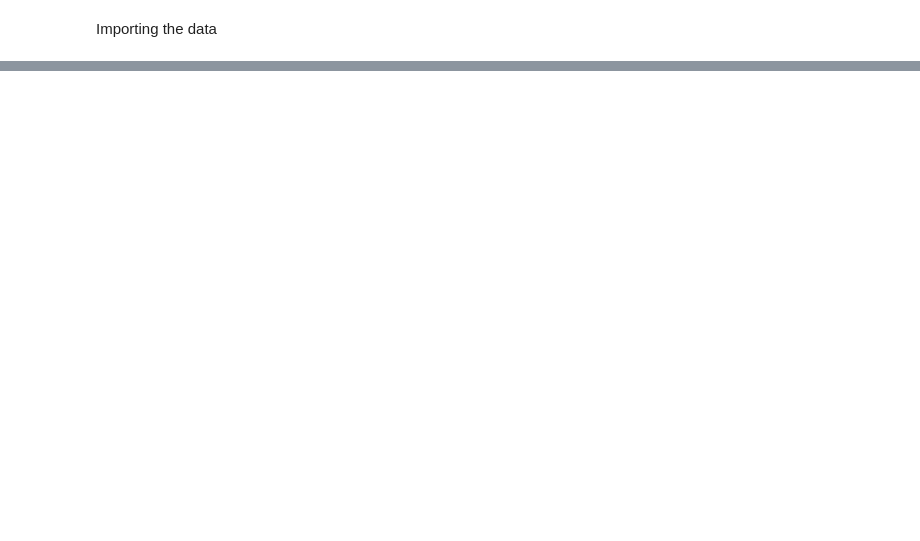
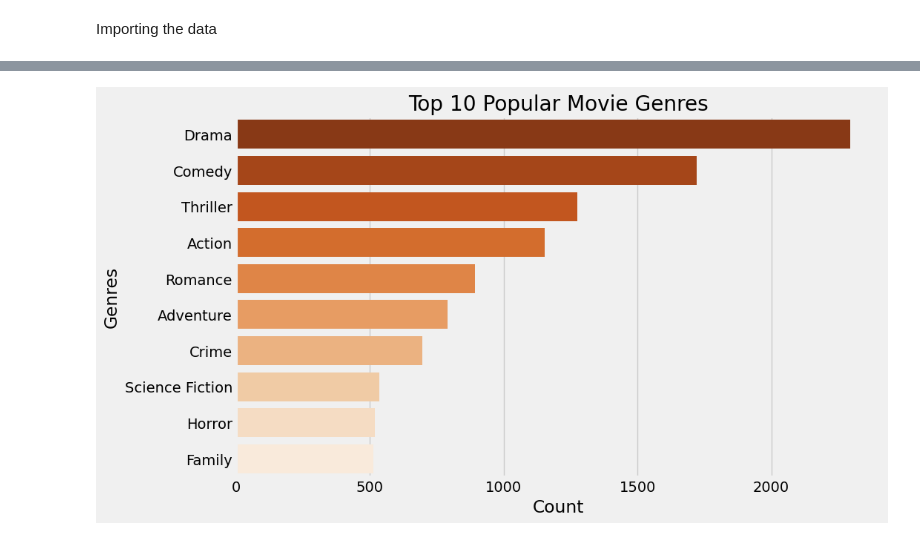
Before and after one commit to edwarjosep11/Netflix-Recommendation-Systems, a Jupyter notebook: KNN Neighbours approach.ipynb, the cells around one changed output, grey strips where cells are left out. Saved outputs shown, nothing was run; the diff lists cells and outputs as text; code cells hidden in the pictures; blank space fills up the shorter version.

```diff
--- a/KNN Neighbours approach.ipynb
+++ b/KNN Neighbours approach.ipynb
@@ -124,0 +151,21 @@ movies.shape
+# %%
+# create a dictionary to count the genres
+genre_count = {}
+
+# loop through each row in the dataframe
+for index, row in df2.iterrows():
+    genres = row['genres']
+    # loop through each genre in the list of genres for this row
+    for genre in genres:
+        # add the genre to the dictionary if it doesn't exist yet
+        if genre not in genre_count:
+            genre_count[genre] = 0
+        # increment the count for this genre
+        genre_count[genre] += 1
+
+# sort the genres by count in descending order
+popular_genres = sorted(genre_count.items(), key=lambda x: x[1], reverse=True)
+
+# print the top 10 popular genres
+for genre, count in popular_genres[:10]:
+    print(genre, count)
@@ -124,0 +183,15 @@ movies.shape
+# %%
+# get the top 10 popular genres
+top_genres = [genre for genre, count in popular_genres[:10]]
+top_counts = [count for genre, count in popular_genres[:10]]
+
+# create the barplot
+plt.figure(figsize=(10, 6))
+sns.barplot(x=top_counts, y=top_genres, palette='Oranges_r')
+plt.title('Top 10 Popular Movie Genres')
+plt.ylabel('Genres')
+plt.xlabel('Count')
+
+plt.show()
+# %% [output]
+[figure, added]
```
Also changed, not shown: parts of 30 cells of this notebook, 2 other files.
